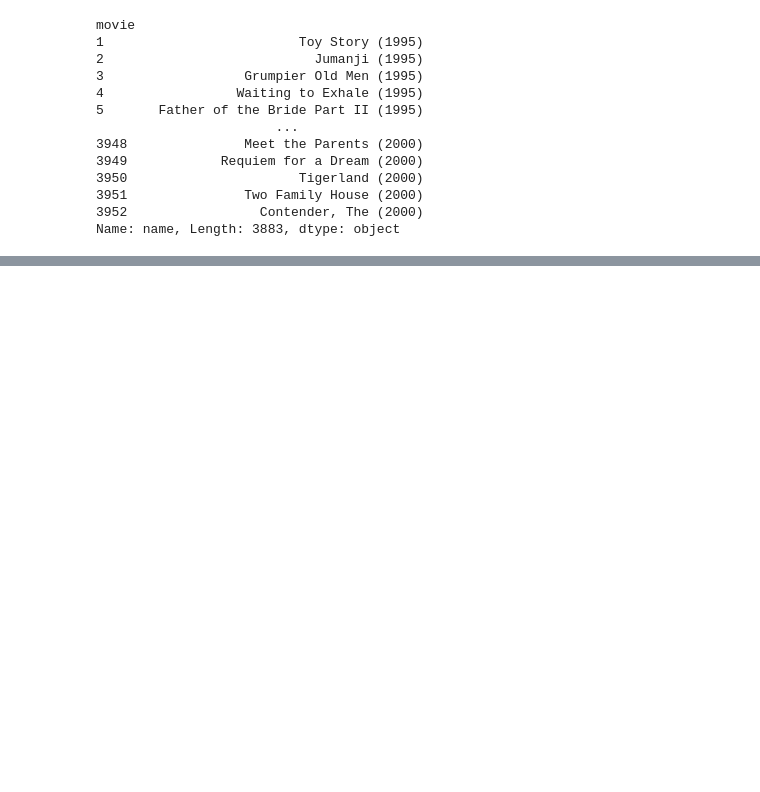
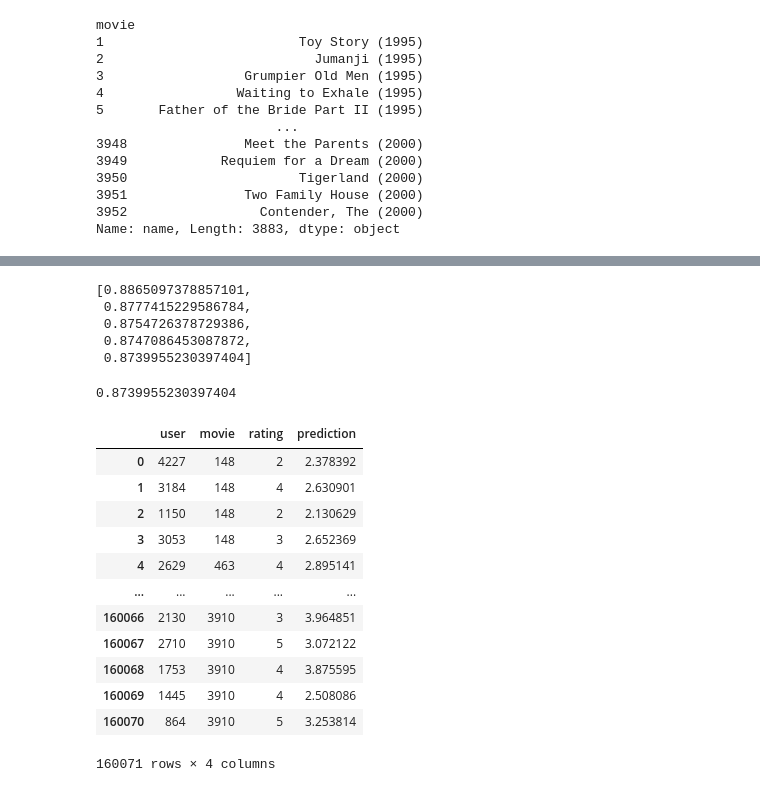
Before and after one commit to andrewmmeans/dsi-movie-recommender, a Jupyter notebook: load_data.ipynb, the cells around one changed output, grey strips where cells are left out. Drawn from its saved outputs; the diff is of its cells as text; code cells hidden in the pictures; blank space fills up the shorter version.

```diff
--- a/load_data.ipynb
+++ b/load_data.ipynb
@@ -200,0 +267,41 @@ pd.crosstab(dm_df['dampened_mean'], dm_df['dampened_mean'] - dm_df['avg_value'])
+# %%
+rmses = []
+models = []
+
+best_model = None
+best_rmse = float('inf')
+
+for r in range(5, 30, 5):
+
+    als_model = ALS(userCol='user',
+                    itemCol='movie',
+                    ratingCol='rating',
+                    nonnegative=True,
+                    regParam=0.1,
+                    rank=r
+                   )
+
+    recommender = als_model.fit(train)
+
+    predictions = recommender.transform(test)
+
+    reg_eval = RegressionEvaluator(predictionCol='prediction', labelCol='rating', metricName='rmse')
+
+    predictions.describe().show()
+
+    predictions.show()
+
+    reg_eval.evaluate(predictions)
+
+    global_median = predictions.stat.approxQuantile('prediction', [0.5], 0.001)[0]
+
+    predictions_imputed = predictions.na.fill(global_median)
+
+    rmse = reg_eval.evaluate(predictions_imputed)
+
+    models.append(recommender)
+    rmses.append(rmse)
+
+    if rmse < best_rmse:
+        best_rmse = rmse
+        best_model = recommender
@@ -200,0 +336,12 @@ pd.crosstab(dm_df['dampened_mean'], dm_df['dampened_mean'] - dm_df['avg_value'])
+# %%
+rmses
+# %% [output]
+[0.8865097378857101,
+ 0.8777415229586784,
+ 0.8754726378729386,
+ 0.8747086453087872,
+ 0.8739955230397404]
+# %%
+best_rmse
+# %% [output]
+0.8739955230397404
@@ -200,0 +350,16 @@ pd.crosstab(dm_df['dampened_mean'], dm_df['dampened_mean'] - dm_df['avg_value'])
+# %%
+predictions_df.drop(['timestamp'], axis='columns')
+# %% [output]
+|  | user | movie | rating | prediction |
+| 0 | 4227 | 148 | 2 | 2.378392 |
+| 1 | 3184 | 148 | 4 | 2.630901 |
+| 2 | 1150 | 148 | 2 | 2.130629 |
+| 3 | 3053 | 148 | 3 | 2.652369 |
+| 4 | 2629 | 463 | 4 | 2.895141 |
+| ... | ... | ... | ... | ... |
+| 160066 | 2130 | 3910 | 3 | 3.964851 |
+| 160067 | 2710 | 3910 | 5 | 3.072122 |
+| 160068 | 1753 | 3910 | 4 | 3.875595 |
+| 160069 | 1445 | 3910 | 4 | 2.508086 |
+| 160070 | 864 | 3910 | 5 | 3.253814 |
+160071 rows × 4 columns
```
Also changed, not shown: parts of 25 cells of this notebook.
